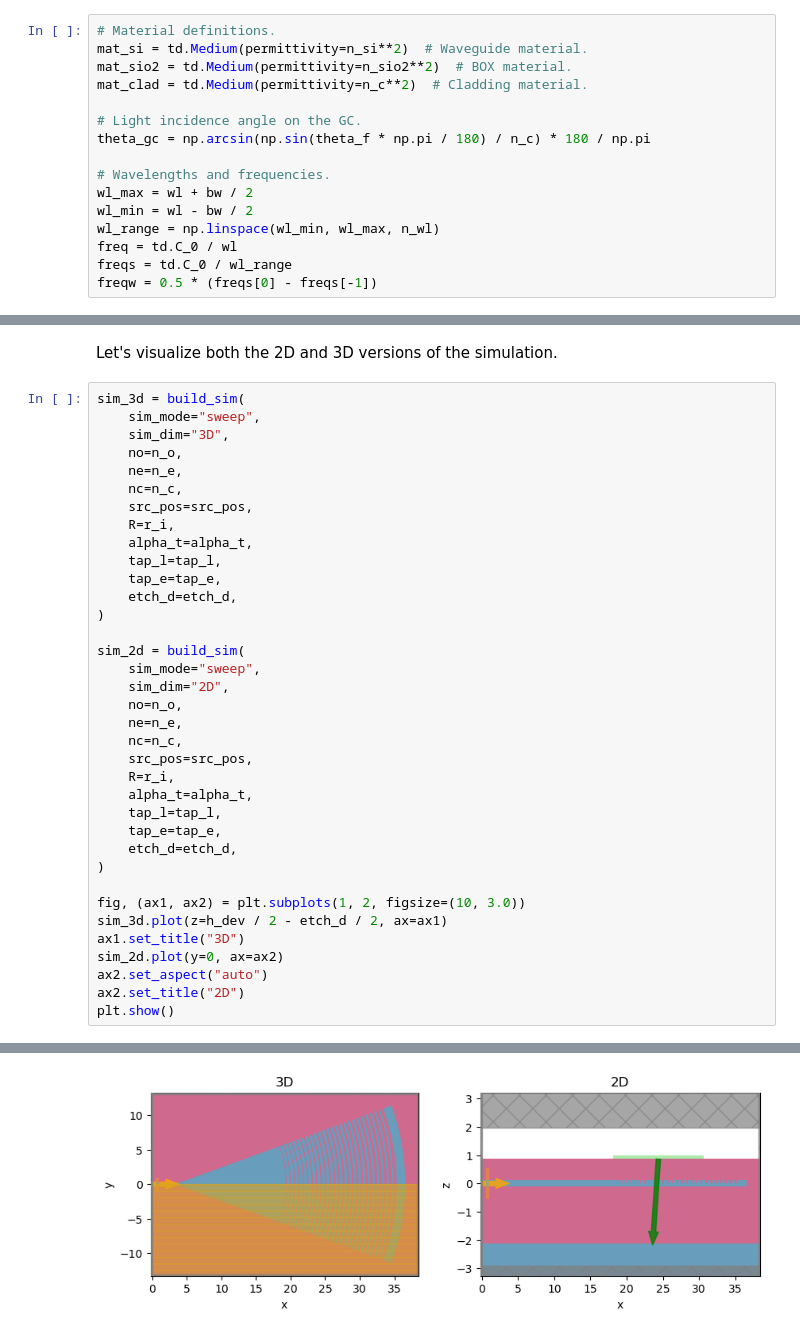
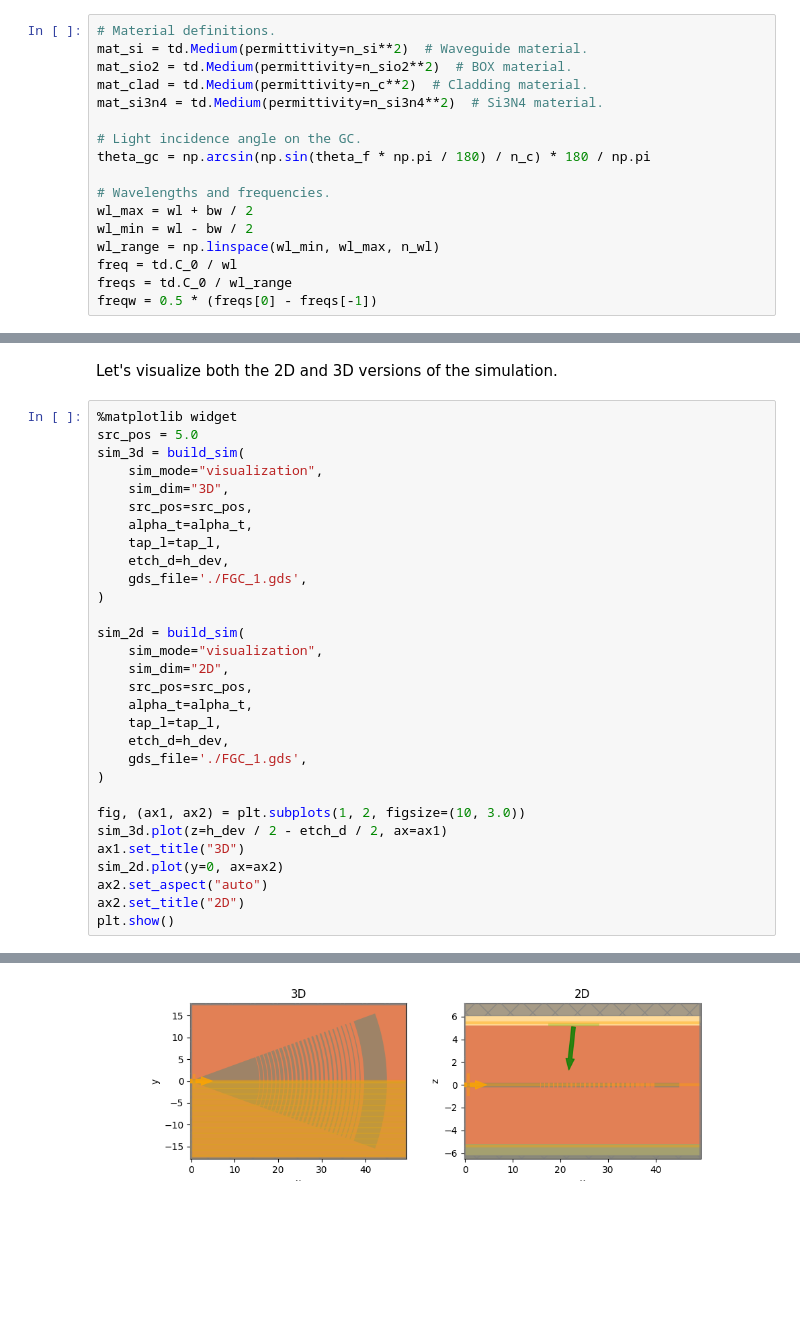
Before and after one commit to sp-sgundavarapu/tidy3d-notebooks, a Jupyter notebook: FocusedApodGC_mod.ipynb, the cells around one changed output, grey strips where cells are left out. Drawn from its saved outputs; the diff is of its cells as text; blank space fills up the shorter version.

```diff
--- a/FocusedApodGC_mod.ipynb
+++ b/FocusedApodGC_mod.ipynb
@@ -90,6 +90,7 @@ We will calculate and define some parameters used throughout the notebook.
 mat_si = td.Medium(permittivity=n_si**2)  # Waveguide material.
 mat_sio2 = td.Medium(permittivity=n_sio2**2)  # BOX material.
 mat_clad = td.Medium(permittivity=n_c**2)  # Cladding material.
+mat_si3n4 = td.Medium(permittivity=n_si3n4**2)  # Si3N4 material.
 
 # Light incidence angle on the GC.
 theta_gc = np.arcsin(np.sin(theta_f * np.pi / 180) / n_c) * 180 / np.pi
@@ -488,32 +397,26 @@ Etched waveguide effective index: 2.276
 # %% [markdown]
 Let's visualize both the 2D and 3D versions of the simulation.
 # %%
+%matplotlib widget
+src_pos = 5.0
 sim_3d = build_sim(
-    sim_mode="sweep",
+    sim_mode="visualization",
     sim_dim="3D",
-    no=n_o,
-    ne=n_e,
-    nc=n_c,
     src_pos=src_pos,
-    R=r_i,
     alpha_t=alpha_t,
     tap_l=tap_l,
-    tap_e=tap_e,
-    etch_d=etch_d,
+    etch_d=h_dev,
+    gds_file='./FGC_1.gds',
 )
 
 sim_2d = build_sim(
-    sim_mode="sweep",
+    sim_mode="visualization",
     sim_dim="2D",
-    no=n_o,
-    ne=n_e,
-    nc=n_c,
     src_pos=src_pos,
-    R=r_i,
     alpha_t=alpha_t,
     tap_l=tap_l,
-    tap_e=tap_e,
-    etch_d=etch_d,
+    etch_d=h_dev,
+    gds_file='./FGC_1.gds',
 )
 
 fig, (ax1, ax2) = plt.subplots(1, 2, figsize=(10, 3.0))
@@ -527 +438 @@ plt.show()
-[figure, old version]
+[figure, new version]
```
Also changed, not shown: parts of 33 cells of this notebook, 7 other files.
